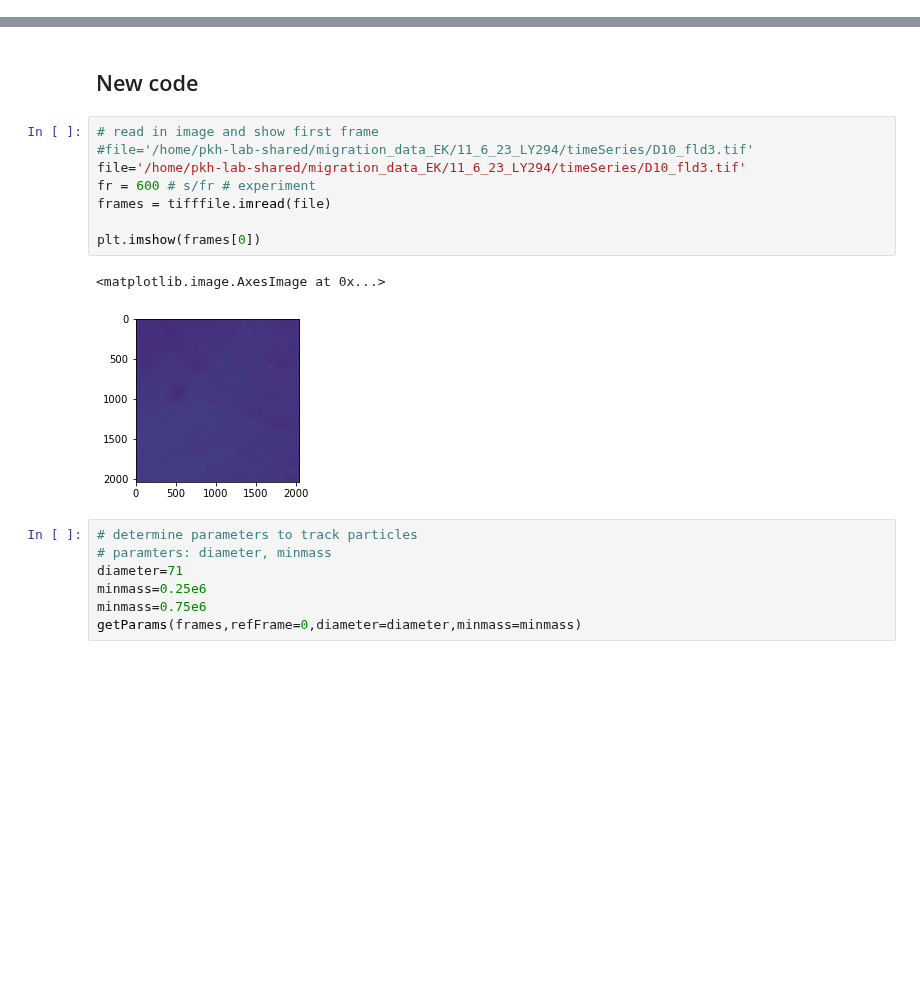
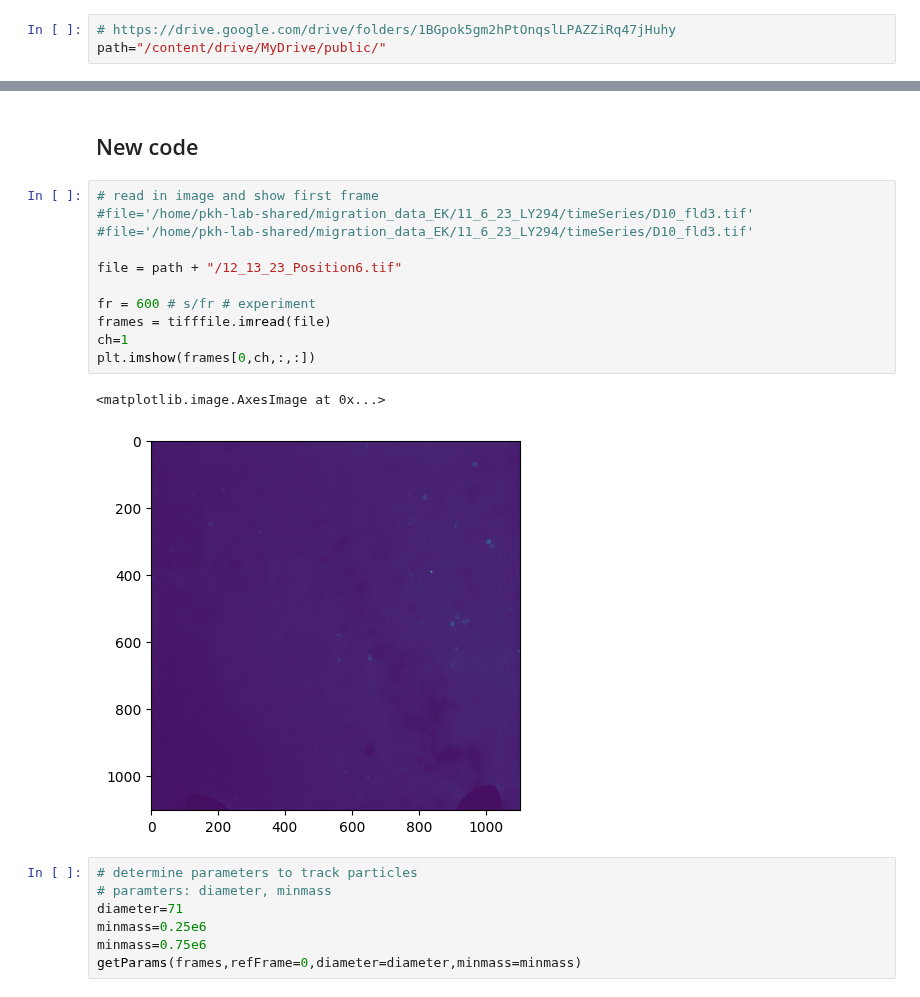
Before and after one commit to huskeypm/cellmigration, a Jupyter notebook: expt_analysis/expt_analysis.ipynb, the cells around one changed output, grey strips where cells are left out. Drawn from its saved outputs; the diff is of its cells as text; blank space fills up the shorter version.

```diff
--- a/expt_analysis/expt_analysis.ipynb
+++ b/expt_analysis/expt_analysis.ipynb
@@ -20,3 +52,6 @@ import tifffile
+# %%
+# https://drive.google.com/drive/folders/1BGpok5gm2hPtOnqslLPAZZiRq47jHuhy
+path="/content/drive/MyDrive/public/"
 # %% [markdown]
 * <font color=red>
 I believe Xuan coded this part up. I don't know where some of the values come from, so these should be elaborated. In particular, is time1 the same for all cells? </font color>
@@ -181,14 +216,17 @@ def CalcDistances(t1):
 # %%
 # read in image and show first frame
 #file='/home/pkh-lab-shared/migration_data_EK/11_6_23_LY294/timeSeries/D10_fld3.tif'
-file='/home/pkh-lab-shared/migration_data_EK/11_6_23_LY294/timeSeries/D10_fld3.tif'
+#file='/home/pkh-lab-shared/migration_data_EK/11_6_23_LY294/timeSeries/D10_fld3.tif'
+
+file = path + "/12_13_23_Position6.tif"
+
 fr = 600 # s/fr # experiment
 frames = tifffile.imread(file)
-
-plt.imshow(frames[0])
+ch=1
+plt.imshow(frames[0,ch,:,:])
 # %% [output]
 <matplotlib.image.AxesImage at 0x...>
-[figure, old version]
+[figure, new version]
 # %%
 # determine parameters to track particles
 # paramters: diameter, minmass
```
Also changed, not shown: parts of 6 cells of this notebook.
